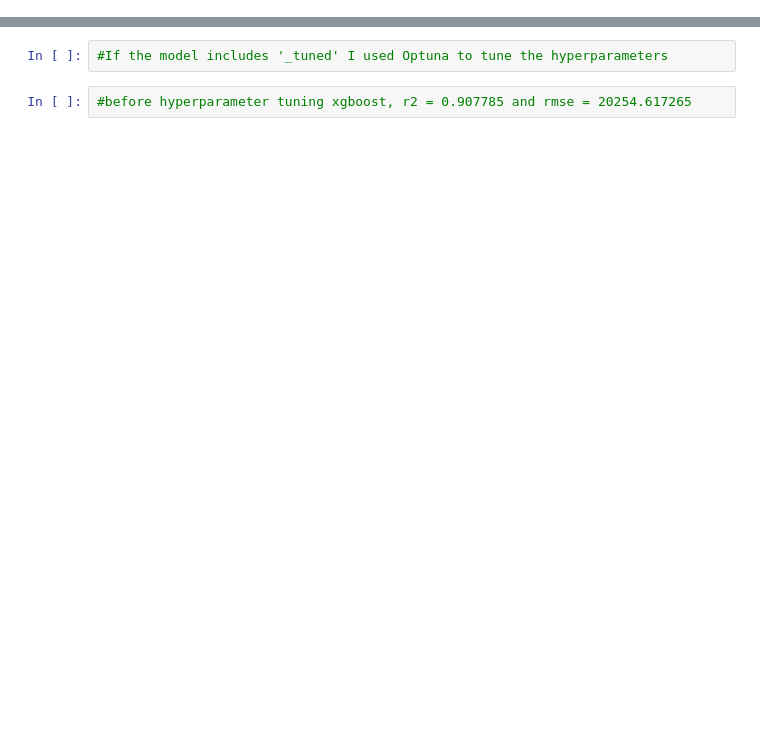
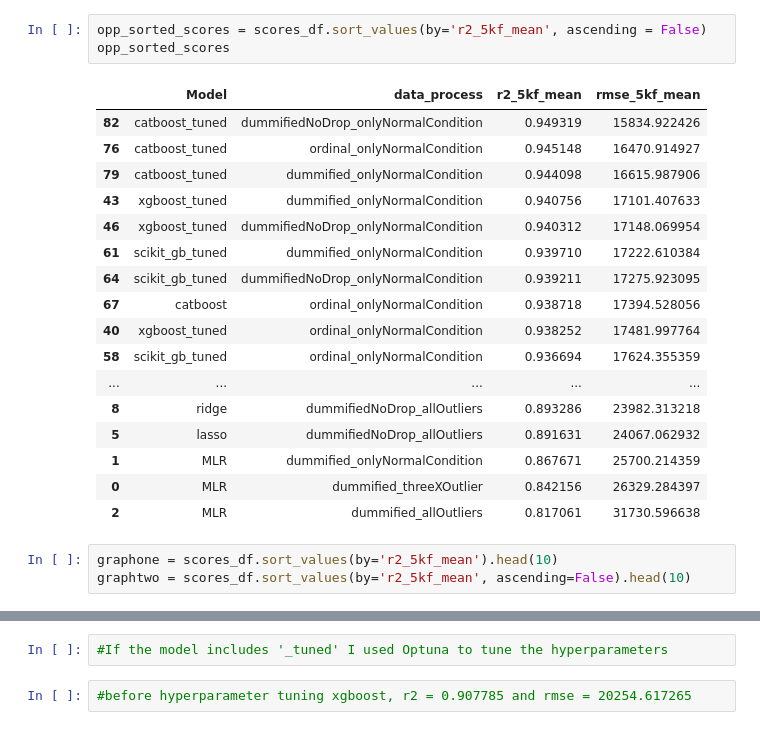
Before and after one commit to briangdrewes/machinelearning_Ames, a Jupyter notebook: scores.ipynb, the cells around one changed output, grey strips where cells are left out. Saved outputs shown, nothing was run; the diff lists cells and outputs as text; blank space fills up the shorter version.

```diff
--- a/scores.ipynb
+++ b/scores.ipynb
@@ -78,0 +96,24 @@ sorted_scores
+# %%
+opp_sorted_scores = scores_df.sort_values(by='r2_5kf_mean', ascending = False)
+opp_sorted_scores
+# %% [output]
+|  | Model | data_process | r2_5kf_mean | rmse_5kf_mean |
+| 82 | catboost_tuned | dummifiedNoDrop_onlyNormalCondition | 0.949319 | 15834.922426 |
+| 76 | catboost_tuned | ordinal_onlyNormalCondition | 0.945148 | 16470.914927 |
+| 79 | catboost_tuned | dummified_onlyNormalCondition | 0.944098 | 16615.987906 |
+| 43 | xgboost_tuned | dummified_onlyNormalCondition | 0.940756 | 17101.407633 |
+| 46 | xgboost_tuned | dummifiedNoDrop_onlyNormalCondition | 0.940312 | 17148.069954 |
+| 61 | scikit_gb_tuned | dummified_onlyNormalCondition | 0.939710 | 17222.610384 |
+| 64 | scikit_gb_tuned | dummifiedNoDrop_onlyNormalCondition | 0.939211 | 17275.923095 |
+| 67 | catboost | ordinal_onlyNormalCondition | 0.938718 | 17394.528056 |
+| 40 | xgboost_tuned | ordinal_onlyNormalCondition | 0.938252 | 17481.997764 |
+| 58 | scikit_gb_tuned | ordinal_onlyNormalCondition | 0.936694 | 17624.355359 |
+| ... | ... | ... | ... | ... |
+| 8 | ridge | dummifiedNoDrop_allOutliers | 0.893286 | 23982.313218 |
+| 5 | lasso | dummifiedNoDrop_allOutliers | 0.891631 | 24067.062932 |
+| 1 | MLR | dummified_onlyNormalCondition | 0.867671 | 25700.214359 |
+| 0 | MLR | dummified_threeXOutlier | 0.842156 | 26329.284397 |
+| 2 | MLR | dummified_allOutliers | 0.817061 | 31730.596638 |
+# %%
+graphone = scores_df.sort_values(by='r2_5kf_mean').head(10)
+graphtwo = scores_df.sort_values(by='r2_5kf_mean', ascending=False).head(10)
```
Also changed, not shown: parts of 8 cells of this notebook, 53 other files.
